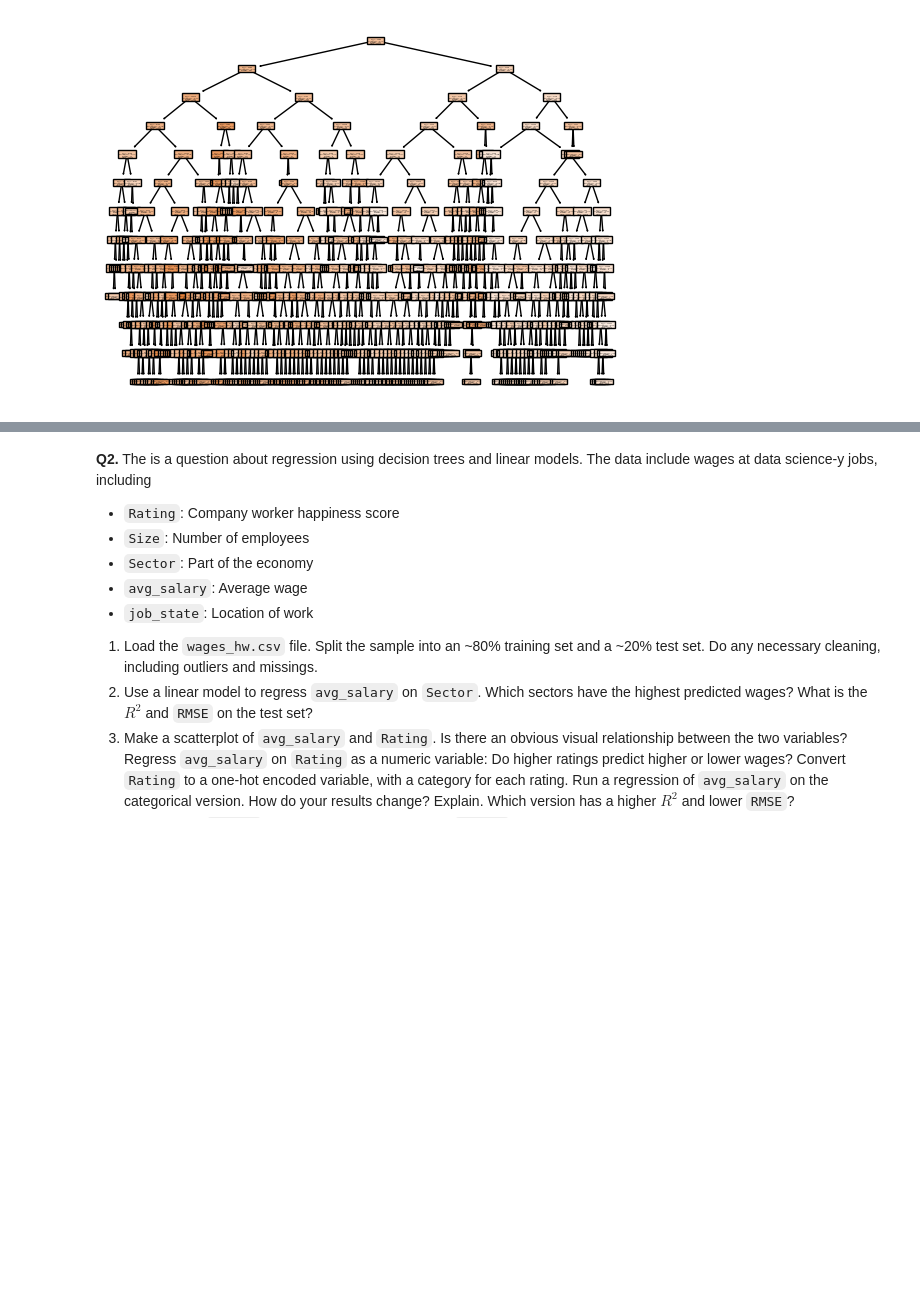
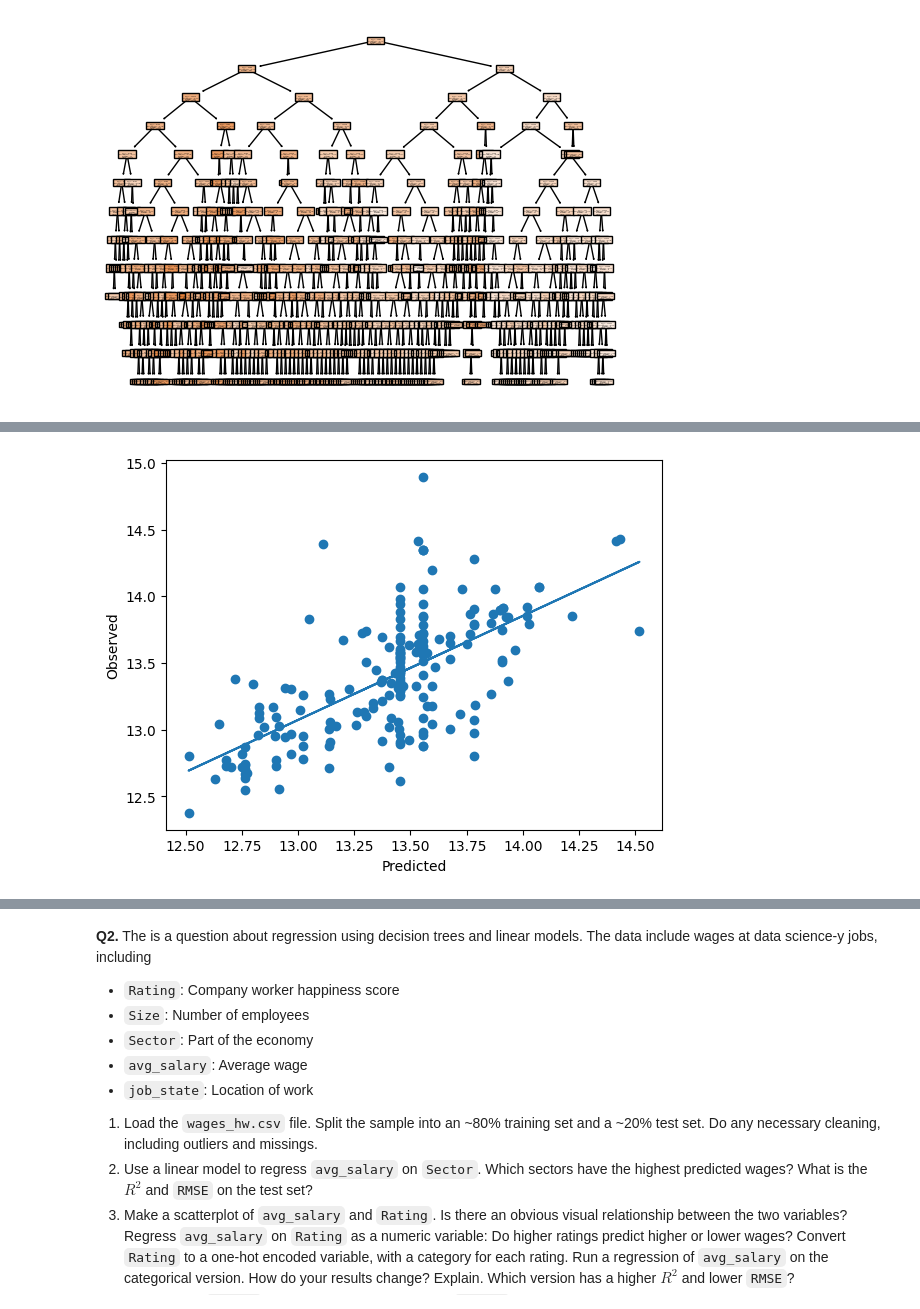
Before and after one commit to Monty-2003/assignment4, a Jupyter notebook: assignment4.ipynb, the cells around one changed output, grey strips where cells are left out. Drawn from its saved outputs; the diff is of its cells as text; code cells hidden in the pictures; blank space fills up the shorter version.

```diff
--- a/assignment4.ipynb
+++ b/assignment4.ipynb
@@ -456,0 +490,22 @@ R^2 value:  0.7181495305527561
+# %%
+# Results of depth=10 tree
+
+x = y_pred_10
+y = y_test
+
+# Scatterplot predicted values and true values
+plt.scatter(x, y)
+
+#find line of best fit
+a, b = np.polyfit(x, y, 1)
+
+#add line of best fit to plot
+plt.plot(x, a*x+b)
+plt.xlabel("Predicted")
+plt.ylabel("Observed")
+
+# calculate residuals
+temp = x - y
+diff_series = temp.abs()
+# %% [output]
+[figure, added]
```
Also changed, not shown: parts of 7 cells of this notebook.
